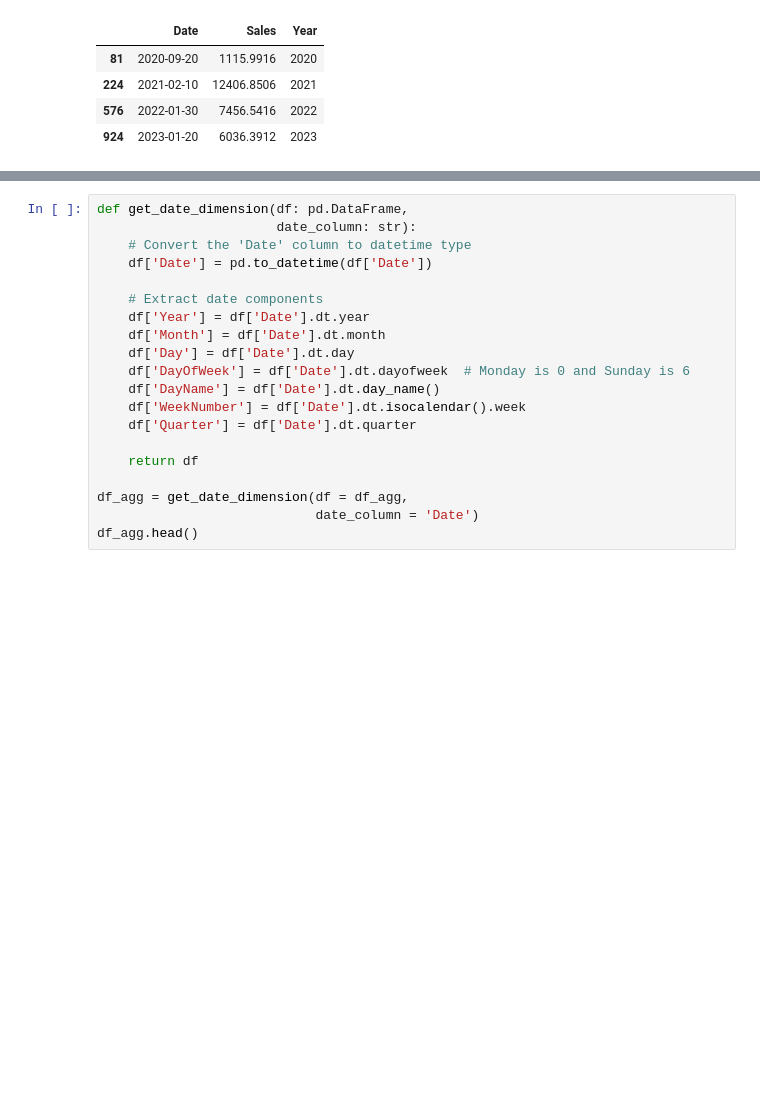
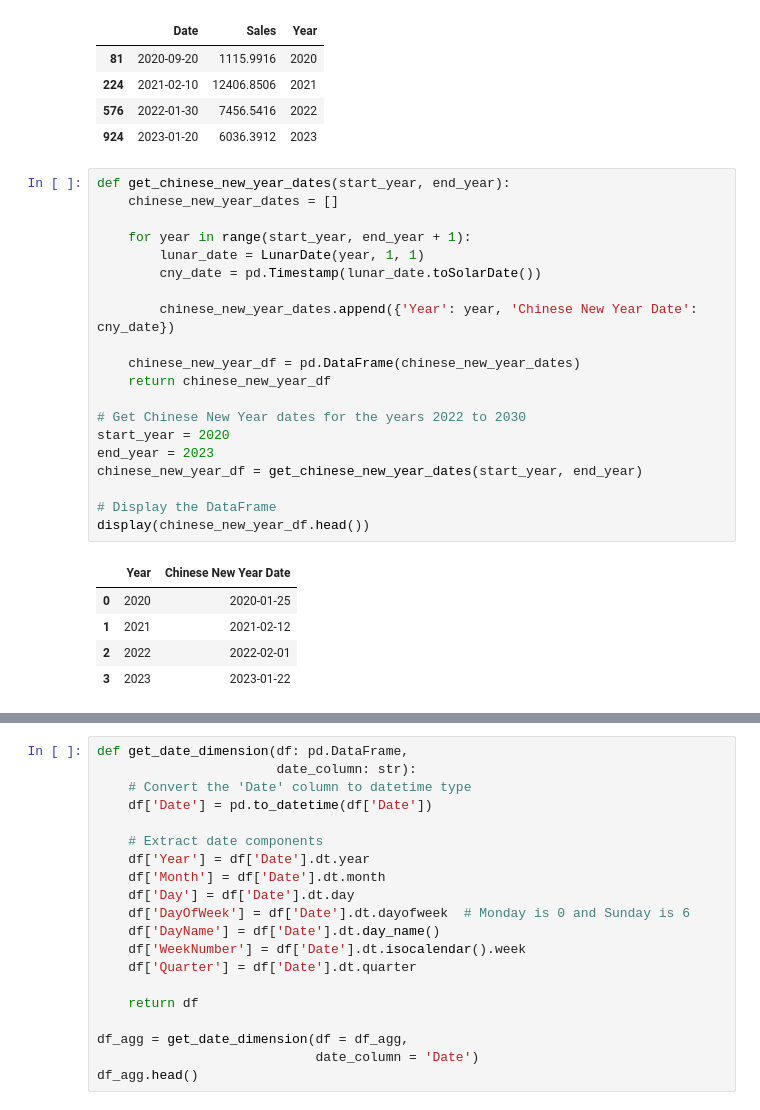
Before and after one commit to prattapong/Data-Science-Portfolio, a Jupyter notebook: Projects/Supermaket Sales Data/code/0. Exploratory Data Analysis.ipynb, the cells around one changed output, grey strips where cells are left out. Saved outputs shown, nothing was run; the diff lists cells and outputs as text; blank space fills up the shorter version.

```diff
--- a/Projects/Supermaket Sales Data/code/0. Exploratory Data Analysis.ipynb
+++ b/Projects/Supermaket Sales Data/code/0. Exploratory Data Analysis.ipynb
@@ -345,3 +351,29 @@ df_cat.loc[df_cat.groupby('Year')['Sales'].idxmax()]
 | 224 | 2021-02-10 | 12406.8506 | 2021 |
 | 576 | 2022-01-30 | 7456.5416 | 2022 |
 | 924 | 2023-01-20 | 6036.3912 | 2023 |
+# %%
+def get_chinese_new_year_dates(start_year, end_year):
+    chinese_new_year_dates = []
+
+    for year in range(start_year, end_year + 1):
+        lunar_date = LunarDate(year, 1, 1)
+        cny_date = pd.Timestamp(lunar_date.toSolarDate())
+
+        chinese_new_year_dates.append({'Year': year, 'Chinese New Year Date': cny_date})
+
+    chinese_new_year_df = pd.DataFrame(chinese_new_year_dates)
+    return chinese_new_year_df
+
+# Get Chinese New Year dates for the years 2022 to 2030
+start_year = 2020
+end_year = 2023
+chinese_new_year_df = get_chinese_new_year_dates(start_year, end_year)
+
+# Display the DataFrame
+display(chinese_new_year_df.head())
+# %% [output]
+|  | Year | Chinese New Year Date |
+| 0 | 2020 | 2020-01-25 |
+| 1 | 2021 | 2021-02-12 |
+| 2 | 2022 | 2022-02-01 |
+| 3 | 2023 | 2023-01-22 |
```
Also changed, not shown: parts of 5 cells of this notebook, 1 other file.
